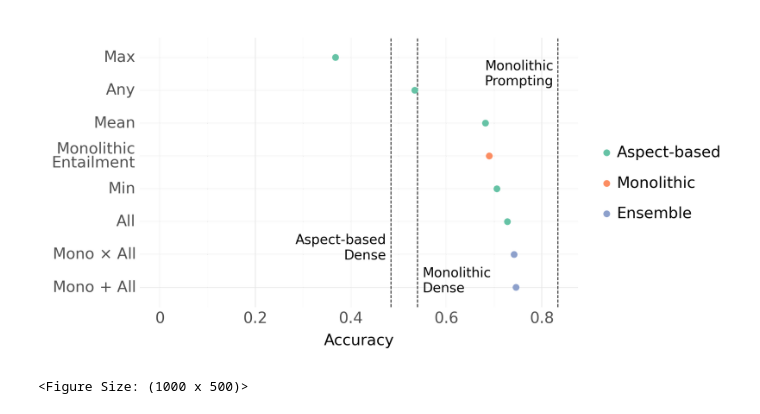
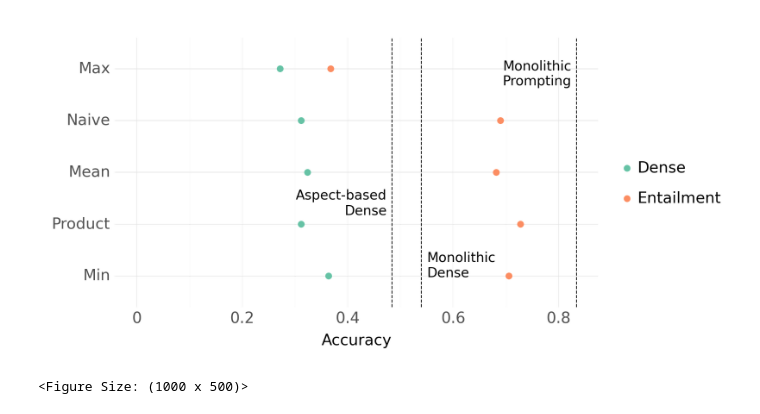
Before and after one commit to baronet2/marir, a Jupyter notebook: RecipeMPR/20_compare_algorithms.ipynb, the cells around one changed output. Drawn from its saved outputs; the diff is of its cells as text; code cells hidden in the pictures.

Commit message:
Update RecipeMPR results

```diff
--- a/RecipeMPR/20_compare_algorithms.ipynb
+++ b/RecipeMPR/20_compare_algorithms.ipynb
@@ -161,15 +103,12 @@ query_item_scores
 # %%
-accuracy_results = (
-    query_item_scores
-    .melt(id_vars = ['query', 'option_text', 'correct'], var_name='method', value_name='score')
-    .assign(
-        rank = lambda d: d.groupby(['query', 'method'])['score'].rank(ascending=False).astype(int),
-        accurate = lambda d: d['rank'] == 1 & d['correct']
-    )
-    .groupby(['method', 'query'])['accurate'].agg('any')
-    .groupby('method').mean()
-    .sort_values(ascending = False)
+ranks = (
+    naive_scores
+    .merge(aspect_based_scores)
+    .rename(columns = {'score': 'naive'})
+    .melt(id_vars = ['query', 'option_text', 'scorer', 'correct'], var_name='method', value_name='score')
+    .assign(rank = lambda d: d.groupby(['query', 'scorer', 'method'])['score'].rank(ascending=False).astype(int))
+    .query("correct")
 )
 
-accuracy_results
+ranks
 # %% [output]
@@ -185,0 +171,10 @@ Name: accurate, dtype: float64
+# %%
+accuracy_results = (
+    ranks
+    .assign(accurate = lambda d: d['rank'] == 1)
+    .groupby(['method', 'scorer'])
+    ['accurate'].mean()
+    .reset_index()
+)
+
+accuracy_results
@@ -186,36 +242,30 @@ Name: accurate, dtype: float64
 # %%
 from plotnine import *
 
 p = (
     accuracy_results
-    .pipe(pd.DataFrame)
-    .reset_index()
     .assign(
-        method_type = lambda d: np.select([d.method == 'monolithic', d['method'].str.startswith('mono_')], ['Monolithic', 'Ensemble'], 'Aspect-based'),
-        method = lambda d: d['method'].str.capitalize().replace({
-            'Mono_x_all': 'Mono $\\times$ All',
-            'Mono_plus_all': 'Mono $+$ All',
-            'Monolithic': 'Monolithic\nEntailment'
-        })
+        method = lambda d: d.method.replace({'prod': 'product'}).str.capitalize(),
+        scorer = lambda d: d.scorer.str.capitalize()
     )
-    .pipe(ggplot, mapping = aes(y = 'reorder(method, -accurate)', x = 'accurate', color = 'reorder(method_type, accurate)')) +
+    .pipe(ggplot, mapping = aes(y = 'reorder(method, -accurate)', x = 'accurate', color = 'scorer')) +
     geom_vline(xintercept = 0.484, linetype = "--") +
     geom_vline(xintercept = 0.54, linetype = "--") +
     geom_vline(xintercept = 0.834, linetype = "--") +
     geom_point(size = 3) +
     theme_minimal() +
     labs(y = "", x = "Accuracy", color = "") +
     xlim(0, None) +
     scale_color_brewer(type = "qual", palette = "Set2") +
     theme(figure_size=(10, 5), text=element_text(size=16), legend_entry_spacing_y=16) +
     annotate(geom="text", x=0.55, y=1.2, label="Monolithic\nDense", ha = "left", size = 14) +
-    annotate(geom="text", x=0.824, y=7.5, label="Monolithic\nPrompting", ha = "right", size = 14) +
-    annotate(geom="text", x=0.474, y=2.2, label="Aspect-based\nDense", ha = "right", size = 14)
+    annotate(geom="text", x=0.824, y=4.9, label="Monolithic\nPrompting", ha = "right", size = 14) +
+    annotate(geom="text", x=0.474, y=2.4, label="Aspect-based\nDense", ha = "right", size = 14)
 )
 
 p.save("RecipeMPR Results.png")
 
 p
 # %% [output]
-[figure, old version]
+[figure, new version]
 <Figure Size: (1000 x 500)>
```
Also changed, not shown: parts of 17 cells of this notebook, 6 other files.
